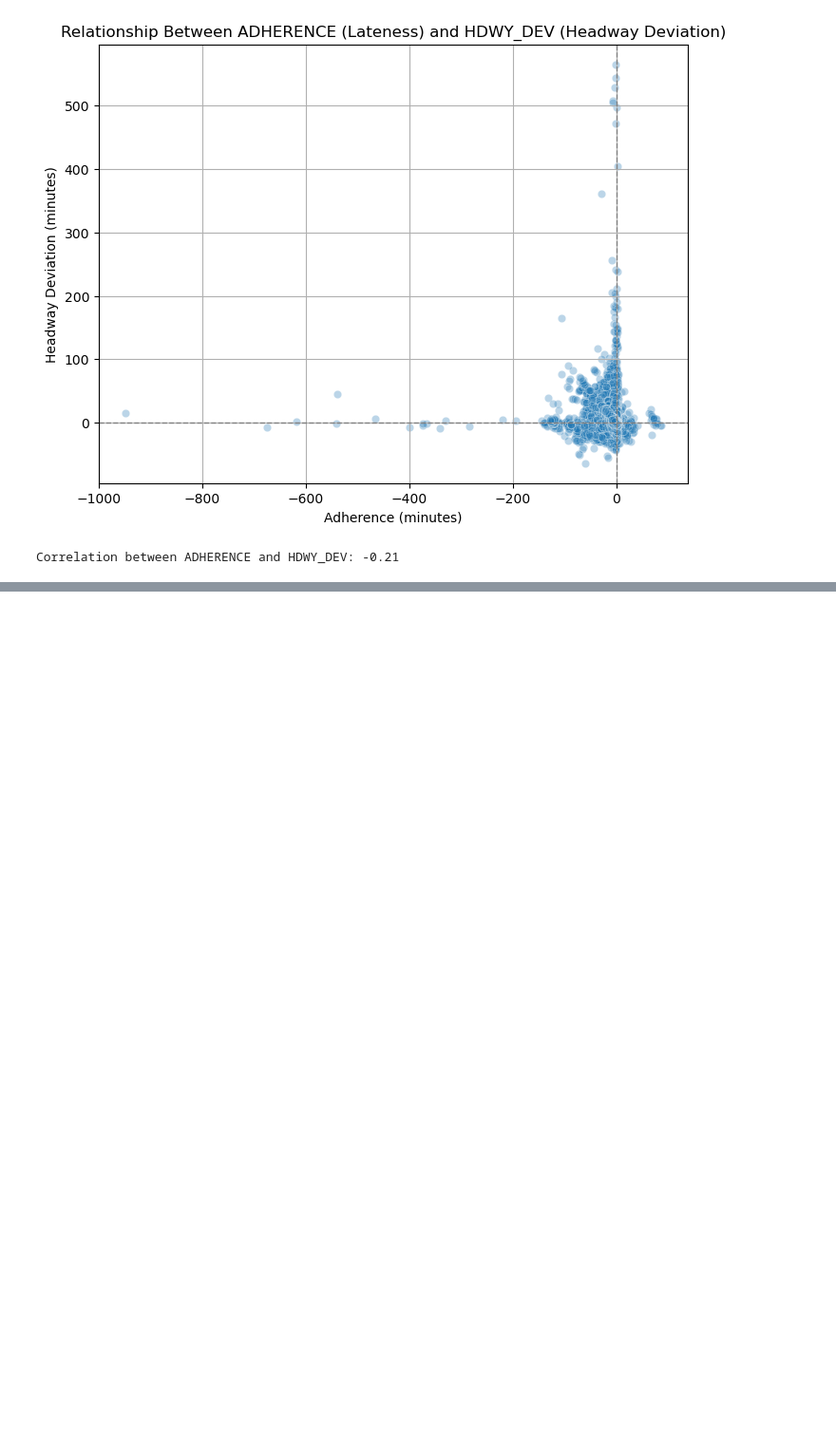
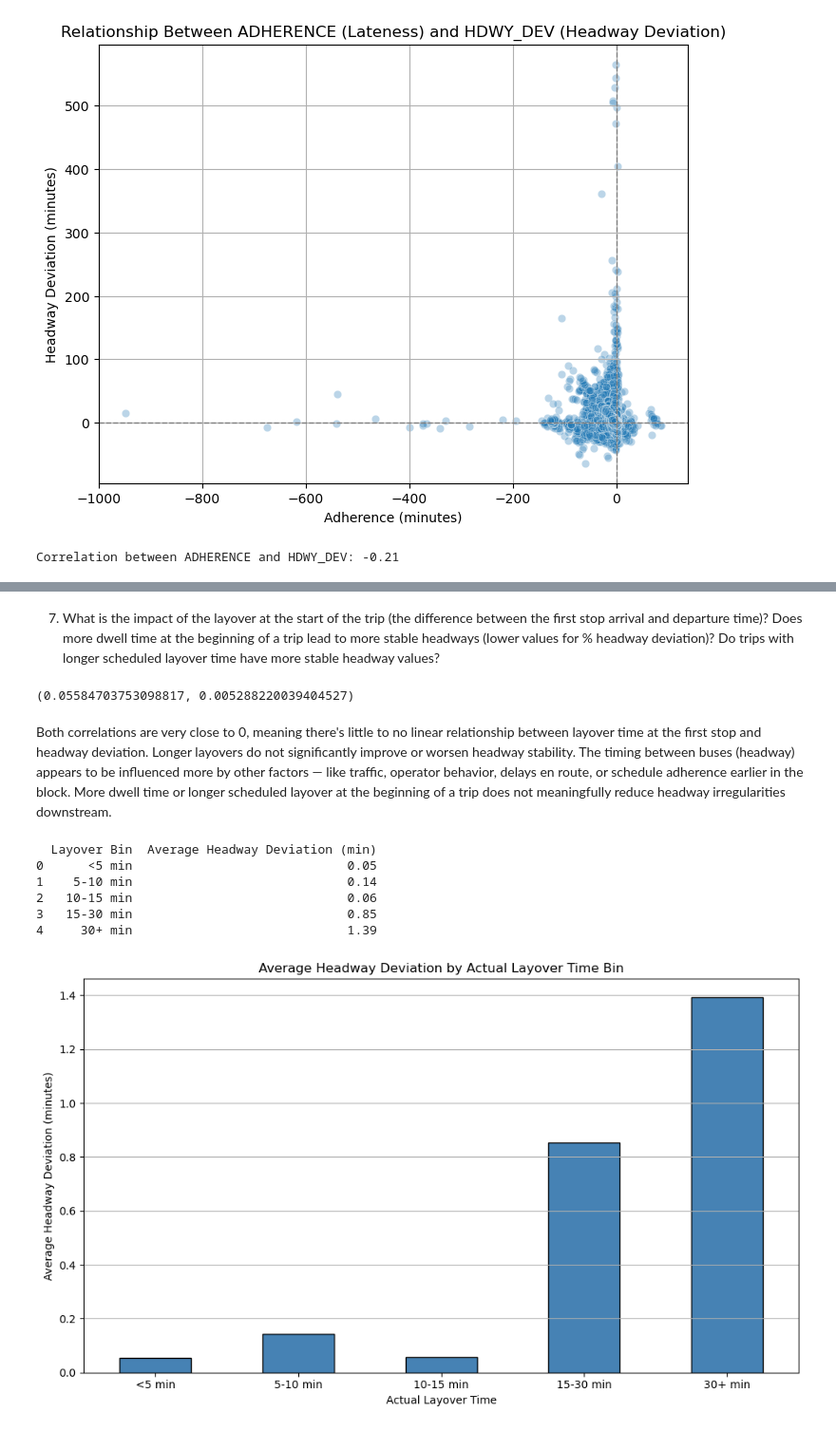
Before and after one commit to NewForce-Cohort-10-Data/wego-git-in-the-room-where-it-happens, a Jupyter notebook: notebooks/wegoproject.ipynb, the cells around one changed output, grey strips where cells are left out. Shown: that part at 95% size. Cells and saved outputs as stored; diff of their text form; code cells hidden in the pictures; blank space fills up the shorter version.

```diff
--- a/notebooks/wegoproject.ipynb
+++ b/notebooks/wegoproject.ipynb
@@ -284,0 +346,71 @@ Correlation between ADHERENCE and HDWY_DEV: -0.21
+# %% [markdown]
+7. What is the impact of the layover at the start of the trip (the difference between the first stop arrival and departure time)? Does more dwell time at the beginning of a trip lead to more stable headways (lower values for % headway deviation)? Do trips with longer scheduled layover time have more stable headway values?
+# %%
+
+# Step 1: Filter for first stops only (TRIP_EDGE == 1)
+first_stops = wego[wego['TRIP_EDGE'] == 1].copy()
+
+# Step 2: Compute actual layover (arrival - departure in minutes)
+first_stops['ARRIVAL_TIME'] = pd.to_datetime(first_stops['ACTUAL_ARRIVAL_TIME'], errors='coerce')
+first_stops['DEPARTURE_TIME'] = pd.to_datetime(first_stops['ACTUAL_DEPARTURE_TIME'], errors='coerce')
+first_stops['ACTUAL_LAYOVER'] = (first_stops['DEPARTURE_TIME'] - first_stops['ARRIVAL_TIME']).dt.total_seconds() / 60
+
+# Step 3: Select relevant columns and drop missing values
+layover_analysis = first_stops[['TRIP_ID', 'CALENDAR_ID', 'ACTUAL_LAYOVER', 'SCHEDULED_LAYOVER_MINUTES', 'HDWY_DEV']].dropna()
+
+# Step 4: Calculate correlation between layover times and headway deviation
+correlation_actual = layover_analysis['ACTUAL_LAYOVER'].corr(layover_analysis['HDWY_DEV'])
+correlation_scheduled = layover_analysis['SCHEDULED_LAYOVER_MINUTES'].corr(layover_analysis['HDWY_DEV'])
+
+correlation_actual, correlation_scheduled
+# %% [output]
+(0.05584703753098817, 0.005288220039404527)
+# %% [markdown]
+Both correlations are very close to 0, meaning there's little to no linear relationship between layover time at the first stop and headway deviation.
+Longer layovers do not significantly improve or worsen headway stability.
+The timing between buses (headway) appears to be influenced more by other factors — like traffic, operator behavior, delays en route, or schedule adherence earlier in the block. More dwell time or longer scheduled layover at the beginning of a trip does not meaningfully reduce headway irregularities downstream.
+# %%
+# Group by layover bin and calculate mean headway deviation
+binned_hdwy_table = layover_analysis.groupby('ACTUAL_LAYOVER_BIN')['HDWY_DEV'].mean().reset_index()
+
+# Rename columns for clarity
+binned_hdwy_table.columns = ['Layover Bin', 'Average Headway Deviation (min)']
+
+# Round values for cleaner display
+binned_hdwy_table['Average Headway Deviation (min)'] = binned_hdwy_table['Average Headway Deviation (min)'].round(2)
+
+# Display the table
+print(binned_hdwy_table)
+# %% [output]
+  Layover Bin  Average Headway Deviation (min)
+0      <5 min                             0.05
+1    5-10 min                             0.14
+2   10-15 min                             0.06
+3   15-30 min                             0.85
+4     30+ min                             1.39
+# %%
+# Bin actual layover times into categories
+bins = [0, 5, 10, 15, 30, 60]
+labels = ['<5 min', '5-10 min', '10-15 min', '15-30 min', '30+ min']
+
+layover_analysis['ACTUAL_LAYOVER_BIN'] = pd.cut(
+    layover_analysis['ACTUAL_LAYOVER'],
+    bins=bins,
+    labels=labels,
+    right=False
+)
+# Group and compute average headway deviation per layover bin
+binned_hdwy = layover_analysis.groupby('ACTUAL_LAYOVER_BIN')['HDWY_DEV'].mean()
+
+# Plot the bar chart
+plt.figure(figsize=(10, 6))
+binned_hdwy.plot(kind='bar', color='steelblue', edgecolor='black')
+plt.title('Average Headway Deviation by Actual Layover Time Bin')
+plt.xlabel('Actual Layover Time')
+plt.ylabel('Average Headway Deviation (minutes)')
+plt.xticks(rotation=0)
+plt.grid(axis='y')
+plt.tight_layout()
+plt.show()
+# %% [output]
+[figure, added]
```
Also changed, not shown: parts of 12 cells of this notebook.
